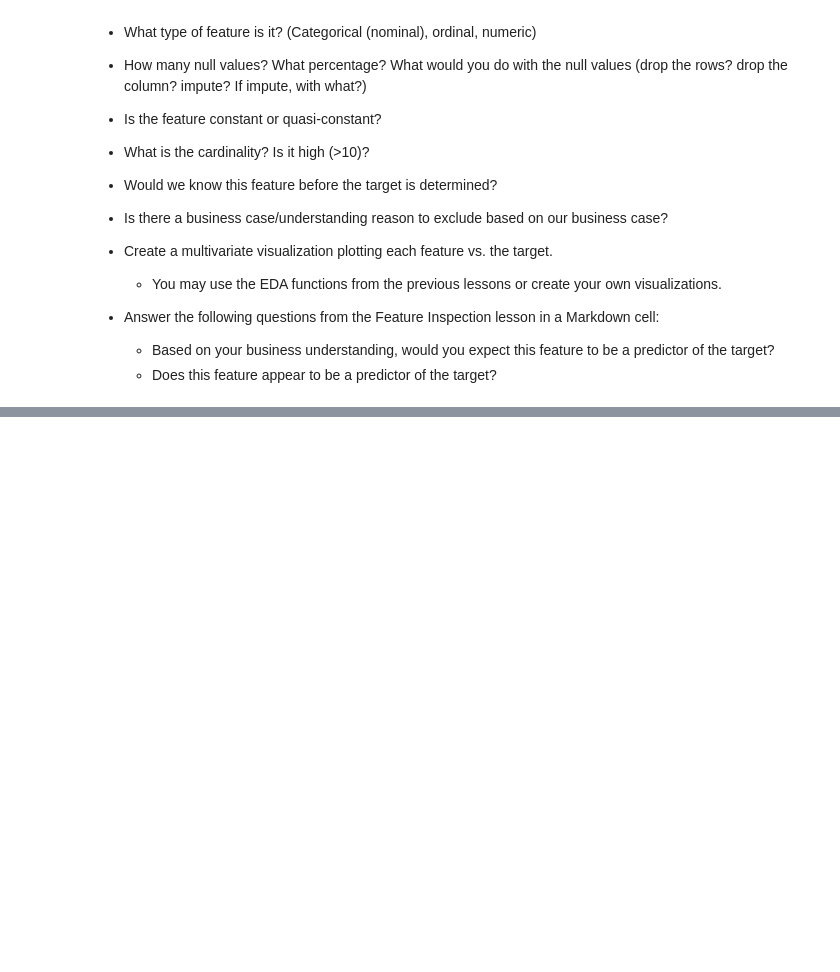
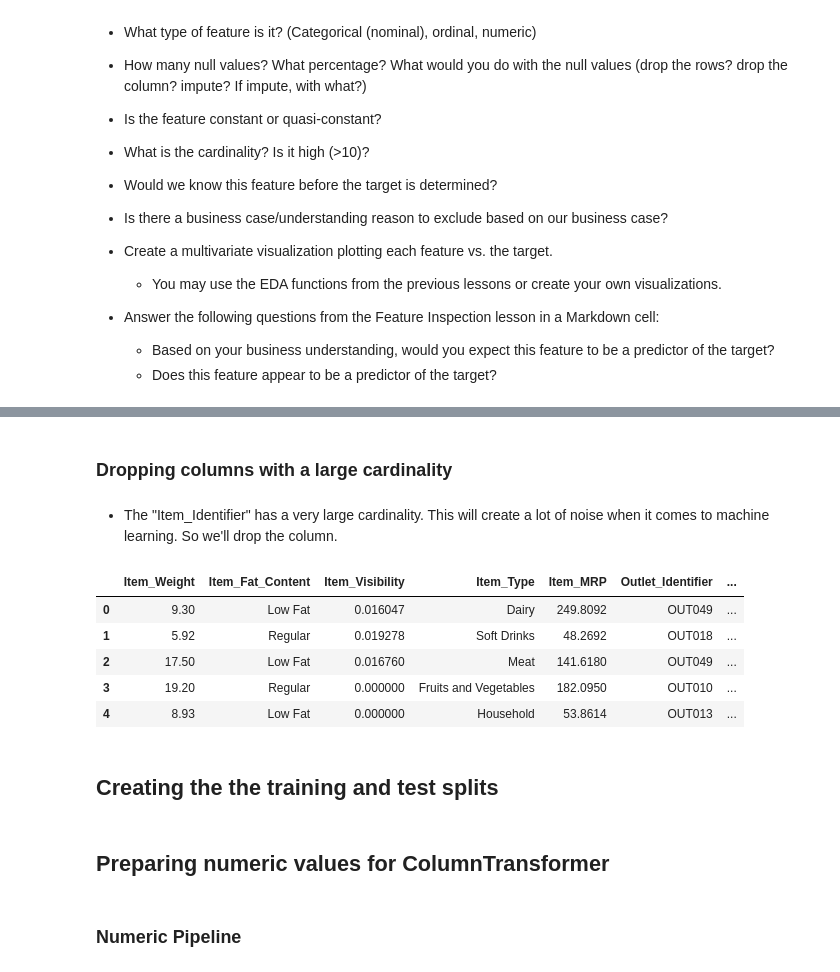
Before and after one commit to ThomasLane1820/Prediction-of-Product-Sales, a Jupyter notebook: Production_of_Product_Sales.ipynb, the cells around one changed output, grey strips where cells are left out. Cells and saved outputs as stored; diff of their text form; code cells hidden in the pictures; blank space fills up the shorter version.

```diff
--- a/Production_of_Product_Sales.ipynb
+++ b/Production_of_Product_Sales.ipynb
@@ -591,0 +618,3 @@ This will allow our functions to report the presence and frequency of null value
+# %%
+fpath = '/content/drive/MyDrive/CodingDojo/01-Fundamentals/Week02/Data/sales_predictions_2023.csv'
+df = pd.read_csv(fpath)
@@ -591,0 +746,5 @@ This will allow our functions to report the presence and frequency of null value
+# %%
+# Replacing "LF" and "low fat" with "Low Fat" in Item_Fat_Content.
+df['Item_Fat_Content'] = df['Item_Fat_Content'].replace({'LF': 'Low Fat',
+                                                         'low fat': 'Low Fat'})
+df['Item_Fat_Content'].value_counts()
@@ -591,0 +756,5 @@ This will allow our functions to report the presence and frequency of null value
+# %%
+# Replacing "reg" with "Regular".
+df['Item_Fat_Content'] = df['Item_Fat_Content'].replace({'reg': 'Regular'})
+# Ensuring that the oddities are resovled
+df['Item_Fat_Content'].value_counts()
@@ -591,0 +765,5 @@ This will allow our functions to report the presence and frequency of null value
+# %%
+# Replacing "High" with "Large" in Outlet_Size for sizing terminology consistency
+df['Outlet_Size'] = df['Outlet_Size'].replace({'High': 'Large'})
+# Ensuring that the oddities are resovled
+df['Outlet_Size'].value_counts()
@@ -591,0 +814,16 @@ This will allow our functions to report the presence and frequency of null value
+# %% [markdown]
+### Dropping columns with a large cardinality
+# %% [markdown]
+- The "Item_Identifier" has a very large cardinality. This will create a lot of noise when it comes to machine learning. So we'll drop the column.
+# %%
+df = df.drop(columns = 'Item_Identifier')
+df.head()
+# %% [output]
+|  | Item_Weight | Item_Fat_Content | Item_Visibility | Item_Type | Item_MRP | Outlet_Identifier | ... |
+| 0 | 9.30 | Low Fat | 0.016047 | Dairy | 249.8092 | OUT049 | ... |
+| 1 | 5.92 | Regular | 0.019278 | Soft Drinks | 48.2692 | OUT018 | ... |
+| 2 | 17.50 | Low Fat | 0.016760 | Meat | 141.6180 | OUT049 | ... |
+| 3 | 19.20 | Regular | 0.000000 | Fruits and Vegetables | 182.0950 | OUT010 | ... |
+| 4 | 8.93 | Low Fat | 0.000000 | Household | 53.8614 | OUT013 | ... |
+# %% [markdown]
+## Creating the the training and test splits
@@ -591,0 +840,4 @@ This will allow our functions to report the presence and frequency of null value
+# %% [markdown]
+## Preparing numeric values for ColumnTransformer
+# %% [markdown]
+### Numeric Pipeline
```
Also changed, not shown: parts of 58 cells of this notebook.
